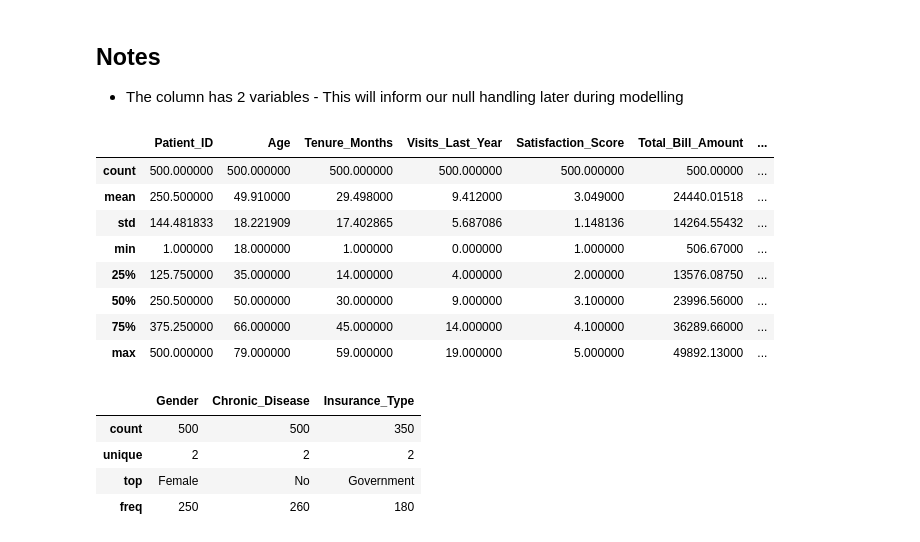
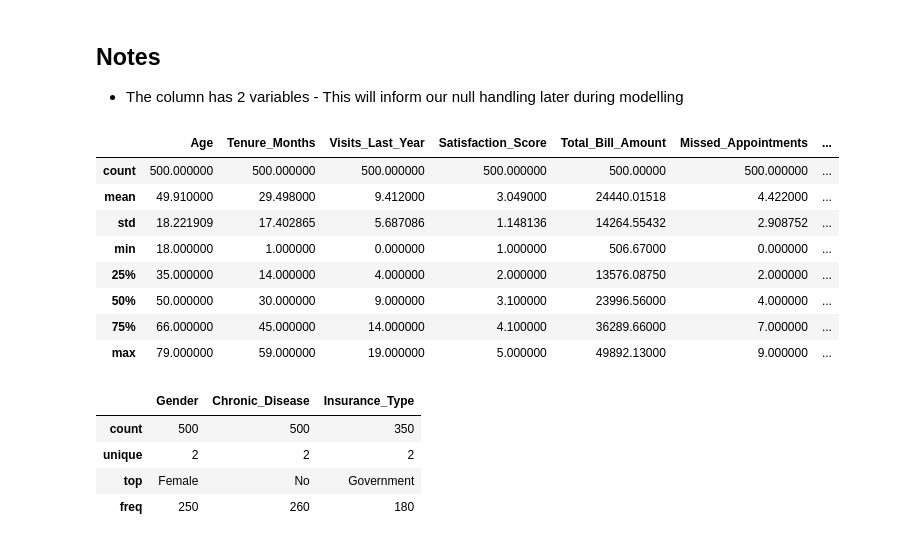
Before and after one commit to murithidenisgitobu/PATIENT-CHURN-PREDICTION, a Jupyter notebook: Patient_Churn_Notebook.ipynb, the cells around one changed output. Drawn from its saved outputs; the diff is of its cells as text; code cells hidden in the pictures.

```diff
--- a/Patient_Churn_Notebook.ipynb
+++ b/Patient_Churn_Notebook.ipynb
@@ -88,17 +92,17 @@ Length: 3, dtype: str
 - The column has 2 variables - This will inform our null handling later during modelling
 # %%
 # Get characteristics of numerical columns
-df.describe()
+df.drop("Patient_ID", axis=1).describe()
 # %% [output]
-|  | Patient_ID | Age | Tenure_Months | Visits_Last_Year | Satisfaction_Score | Total_Bill_Amount | ... |
-| count | 500.000000 | 500.000000 | 500.000000 | 500.000000 | 500.000000 | 500.00000 | ... |
-| mean | 250.500000 | 49.910000 | 29.498000 | 9.412000 | 3.049000 | 24440.01518 | ... |
-| std | 144.481833 | 18.221909 | 17.402865 | 5.687086 | 1.148136 | 14264.55432 | ... |
-| min | 1.000000 | 18.000000 | 1.000000 | 0.000000 | 1.000000 | 506.67000 | ... |
-| 25% | 125.750000 | 35.000000 | 14.000000 | 4.000000 | 2.000000 | 13576.08750 | ... |
-| 50% | 250.500000 | 50.000000 | 30.000000 | 9.000000 | 3.100000 | 23996.56000 | ... |
-| 75% | 375.250000 | 66.000000 | 45.000000 | 14.000000 | 4.100000 | 36289.66000 | ... |
-| max | 500.000000 | 79.000000 | 59.000000 | 19.000000 | 5.000000 | 49892.13000 | ... |
+|  | Age | Tenure_Months | Visits_Last_Year | Satisfaction_Score | Total_Bill_Amount | Missed_Appointments | ... |
+| count | 500.000000 | 500.000000 | 500.000000 | 500.000000 | 500.00000 | 500.000000 | ... |
+| mean | 49.910000 | 29.498000 | 9.412000 | 3.049000 | 24440.01518 | 4.422000 | ... |
+| std | 18.221909 | 17.402865 | 5.687086 | 1.148136 | 14264.55432 | 2.908752 | ... |
+| min | 18.000000 | 1.000000 | 0.000000 | 1.000000 | 506.67000 | 0.000000 | ... |
+| 25% | 35.000000 | 14.000000 | 4.000000 | 2.000000 | 13576.08750 | 2.000000 | ... |
+| 50% | 50.000000 | 30.000000 | 9.000000 | 3.100000 | 23996.56000 | 4.000000 | ... |
+| 75% | 66.000000 | 45.000000 | 14.000000 | 4.100000 | 36289.66000 | 7.000000 | ... |
+| max | 79.000000 | 59.000000 | 19.000000 | 5.000000 | 49892.13000 | 9.000000 | ... |
 # %%
 # Get characteristics of categorical columns
 df.describe(include="O")
```
Also changed, not shown: parts of 7 cells of this notebook.
